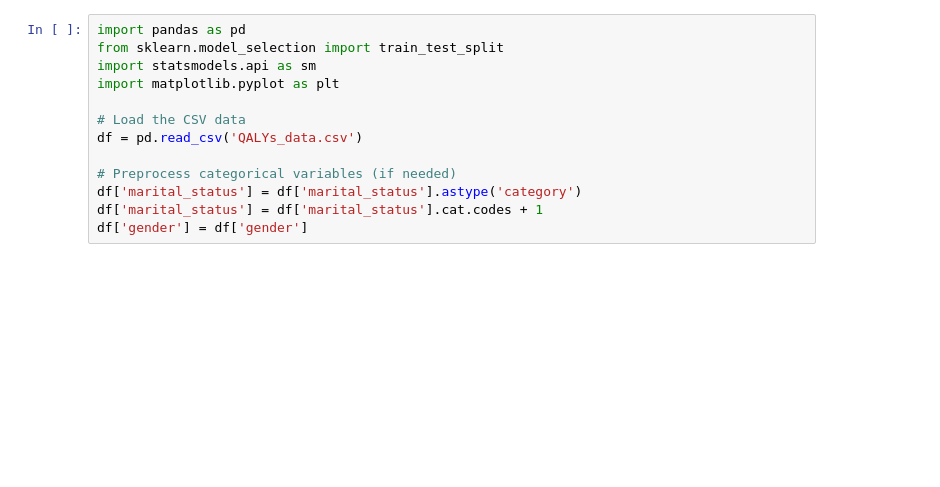
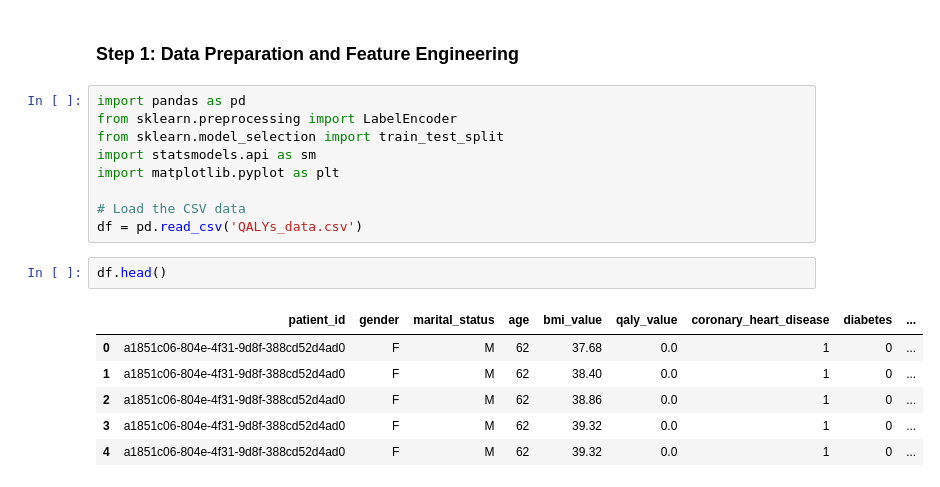
Before and after one commit to TendaiMJay/Synthetic-Medical-Data-Analysis, a Jupyter notebook: QALY_OLS_reg.ipynb, the cells around one changed output. Cells and saved outputs as stored; diff of their text form; blank space fills up the shorter version.

```diff
--- a/QALY_OLS_reg.ipynb
+++ b/QALY_OLS_reg.ipynb
@@ -15,13 +7,20 @@ Note: you may need to restart the kernel to use updated packages.
+# %% [markdown]
+### Step 1: Data Preparation and Feature Engineering
 # %%
 import pandas as pd
+from sklearn.preprocessing import LabelEncoder
 from sklearn.model_selection import train_test_split
 import statsmodels.api as sm
 import matplotlib.pyplot as plt
 
 # Load the CSV data
 df = pd.read_csv('QALYs_data.csv')
-
-# Preprocess categorical variables (if needed)
-df['marital_status'] = df['marital_status'].astype('category')
-df['marital_status'] = df['marital_status'].cat.codes + 1
-df['gender'] = df['gender']
+# %%
+df.head()
+# %% [output]
+|  | patient_id | gender | marital_status | age | bmi_value | qaly_value | coronary_heart_disease | diabetes | ... |
+| 0 | a1851c06-804e-4f31-9d8f-388cd52d4ad0 | F | M | 62 | 37.68 | 0.0 | 1 | 0 | ... |
+| 1 | a1851c06-804e-4f31-9d8f-388cd52d4ad0 | F | M | 62 | 38.40 | 0.0 | 1 | 0 | ... |
+| 2 | a1851c06-804e-4f31-9d8f-388cd52d4ad0 | F | M | 62 | 38.86 | 0.0 | 1 | 0 | ... |
+| 3 | a1851c06-804e-4f31-9d8f-388cd52d4ad0 | F | M | 62 | 39.32 | 0.0 | 1 | 0 | ... |
+| 4 | a1851c06-804e-4f31-9d8f-388cd52d4ad0 | F | M | 62 | 39.32 | 0.0 | 1 | 0 | ... |
```
Also changed, not shown: parts of 9 cells of this notebook.
